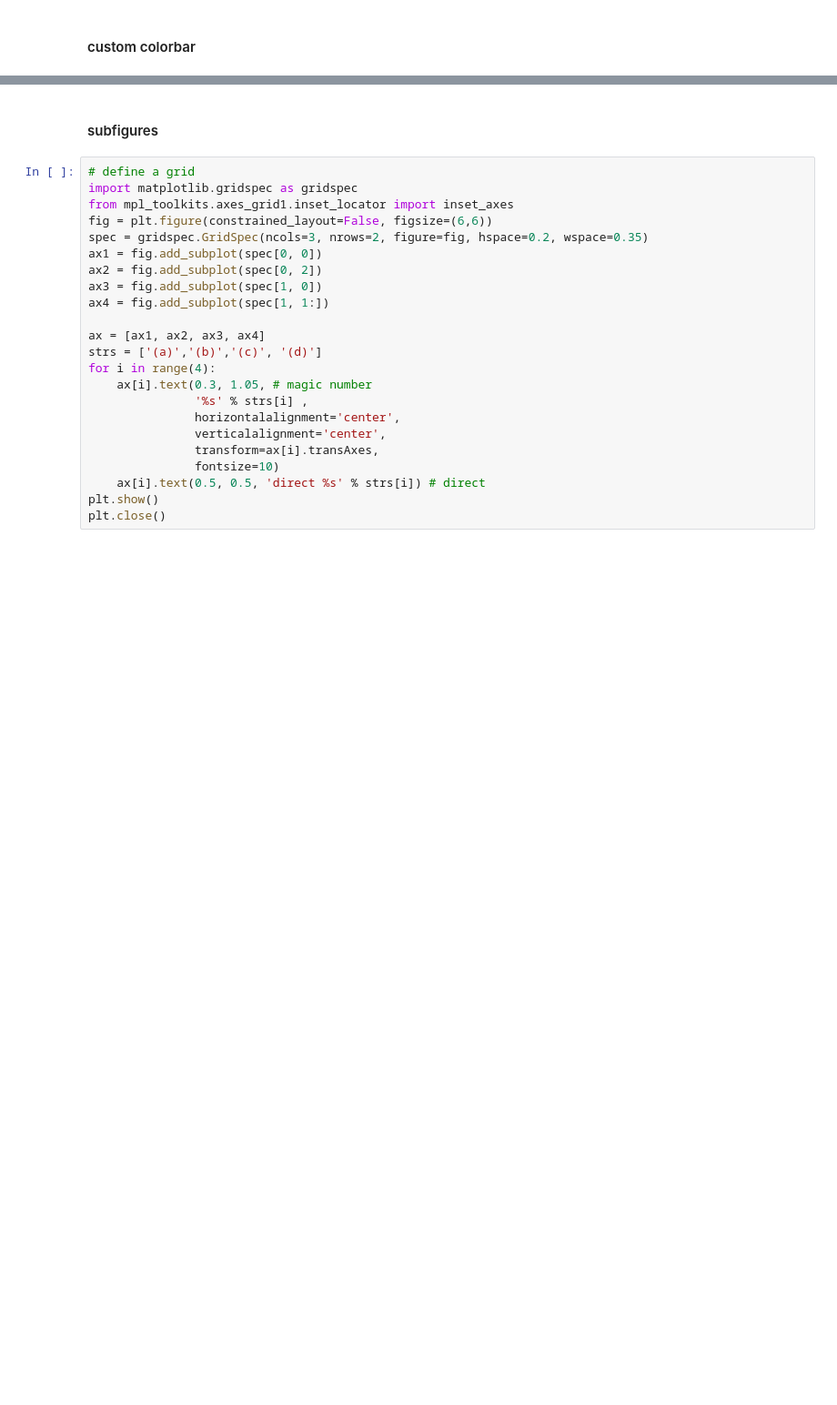
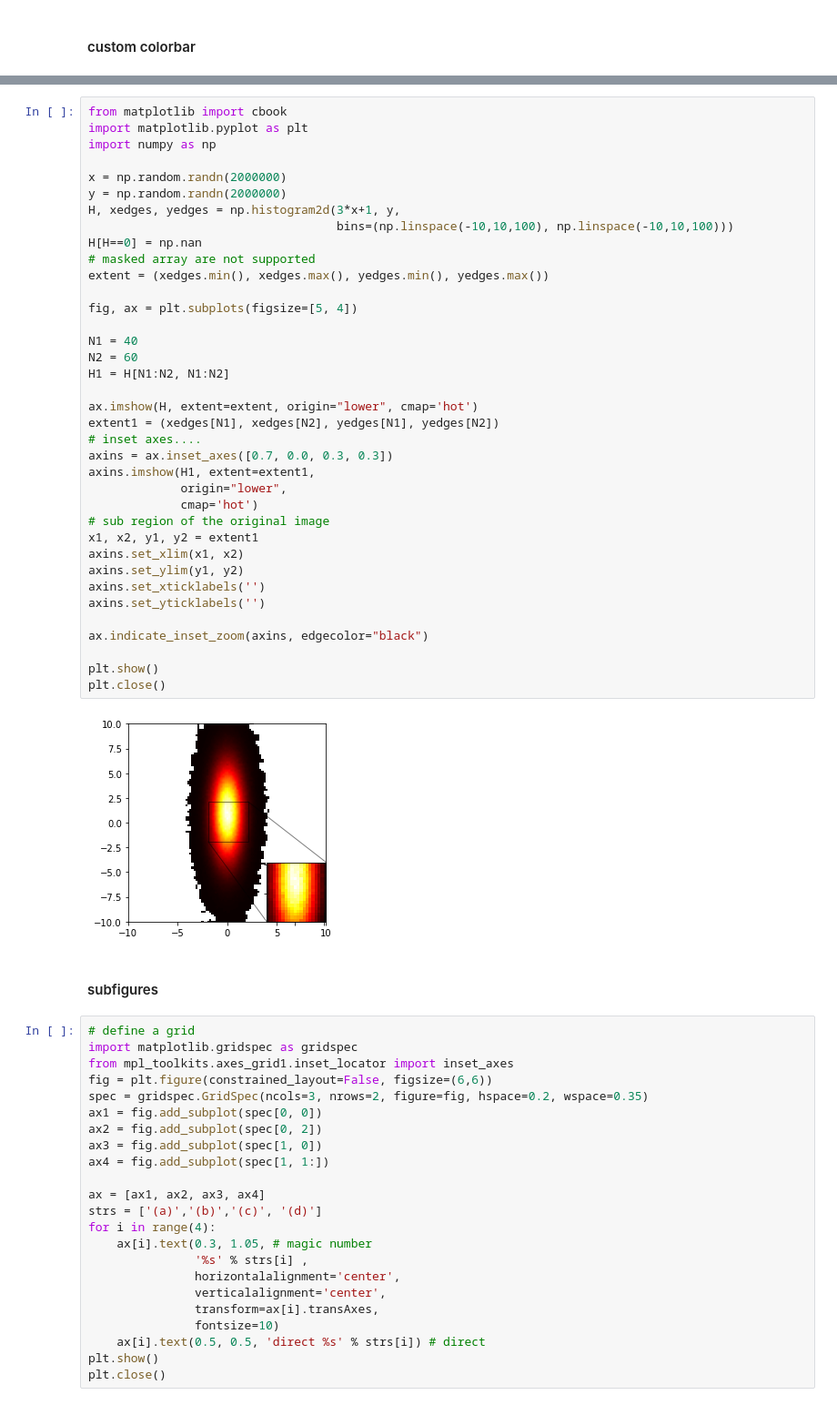
Before and after one commit to dw839566105/dw839566105.jekyll, a Jupyter notebook: ipynb/basics.ipynb, the cells around one changed output, grey strips where cells are left out. Shown at 91% size. Saved outputs shown, nothing was run; the diff lists cells and outputs as text; blank space fills up the shorter version.

```diff
--- a/ipynb/basics.ipynb
+++ b/ipynb/basics.ipynb
@@ -423,3 +465,42 @@ plt.close()
+# %%
+from matplotlib import cbook
+import matplotlib.pyplot as plt
+import numpy as np
+
+x = np.random.randn(2000000)
+y = np.random.randn(2000000)
+H, xedges, yedges = np.histogram2d(3*x+1, y,
+                                   bins=(np.linspace(-10,10,100), np.linspace(-10,10,100)))
+H[H==0] = np.nan
+# masked array are not supported
+extent = (xedges.min(), xedges.max(), yedges.min(), yedges.max())
+
+fig, ax = plt.subplots(figsize=[5, 4])
+
+N1 = 40
+N2 = 60
+H1 = H[N1:N2, N1:N2]
+
+ax.imshow(H, extent=extent, origin="lower", cmap='hot')
+extent1 = (xedges[N1], xedges[N2], yedges[N1], yedges[N2])
+# inset axes....
+axins = ax.inset_axes([0.7, 0.0, 0.3, 0.3])
+axins.imshow(H1, extent=extent1,
+             origin="lower",
+             cmap='hot')
+# sub region of the original image
+x1, x2, y1, y2 = extent1
+axins.set_xlim(x1, x2)
+axins.set_ylim(y1, y2)
+axins.set_xticklabels('')
+axins.set_yticklabels('')
+
+ax.indicate_inset_zoom(axins, edgecolor="black")
+
+plt.show()
+plt.close()
+# %% [output]
+[figure, added]
 # %% [markdown]
 #### subfigures
 # %%
```
Also changed, not shown: parts of 17 cells of this notebook, 4 other files.
